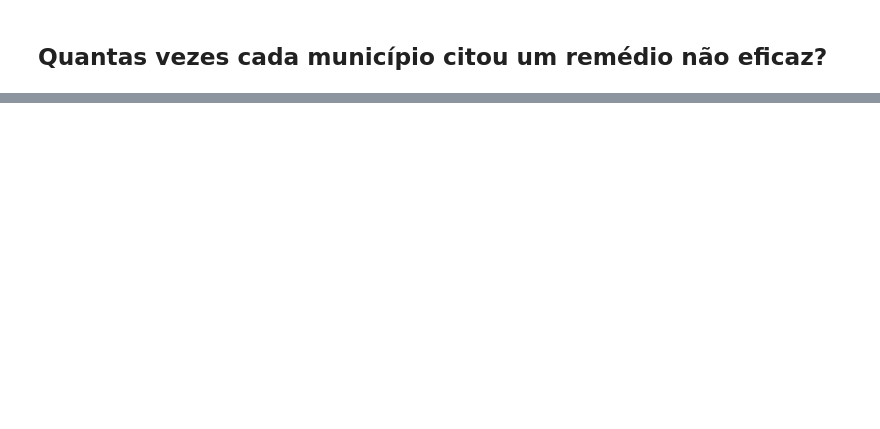
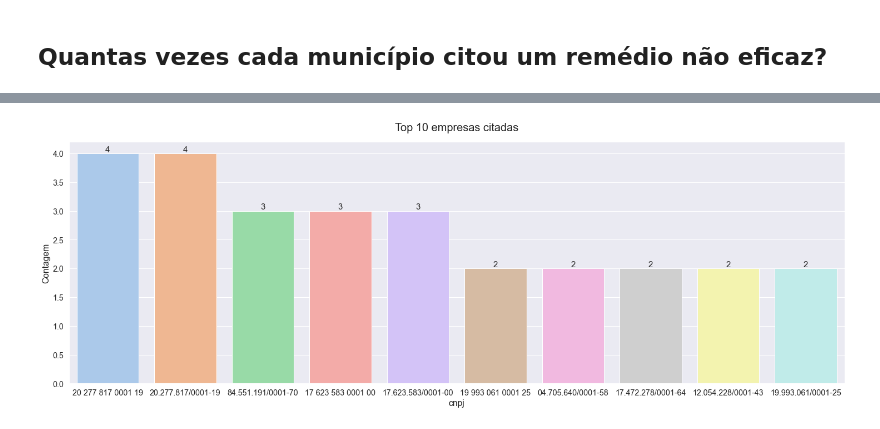
Before and after one commit to bezerraescossia/imd-data-science, a Jupyter notebook: eda.ipynb, the cells around one changed output, grey strips where cells are left out. Saved outputs shown, nothing was run; the diff lists cells and outputs as text; code cells hidden in the pictures; blank space fills up the shorter version.

```diff
--- a/eda.ipynb
+++ b/eda.ipynb
@@ -50,8 +72,0 @@ plt.show()
-# %%
-sns.set_theme(style = 'whitegrid')
-sns.set(rc={'figure.figsize':(25,8)})
-ax = sns.countplot(x = 'estado', data = df, palette = 'pastel')
-ax.set_title('Menções a remédios não eficazes durante a pandemia por estado', fontsize=20, pad=20)
-ax.bar_label(ax.containers[0])
-
-plt.show()
@@ -61,0 +95,13 @@ plt.show()
+# %%
+sns.set_theme(style = 'whitegrid')
+sns.set(rc={'figure.figsize':(25,8)}, font_scale=1.3)
+ax = sns.countplot(x = 'cnpj', data = df, palette = 'pastel', order=df['cnpj'].value_counts().iloc[:10].index)
+ax.set_title('Top 10 empresas citadas', fontsize=20, pad=20)
+ax.set_ylabel('Contagem')
+ax.bar_label(ax.containers[0], fontsize=15)
+
+plt.savefig('img/topempresas.png')
+
+plt.show()
+# %% [output]
+[figure, added]
```
Also changed, not shown: parts of 9 cells of this notebook, 3 other files.
